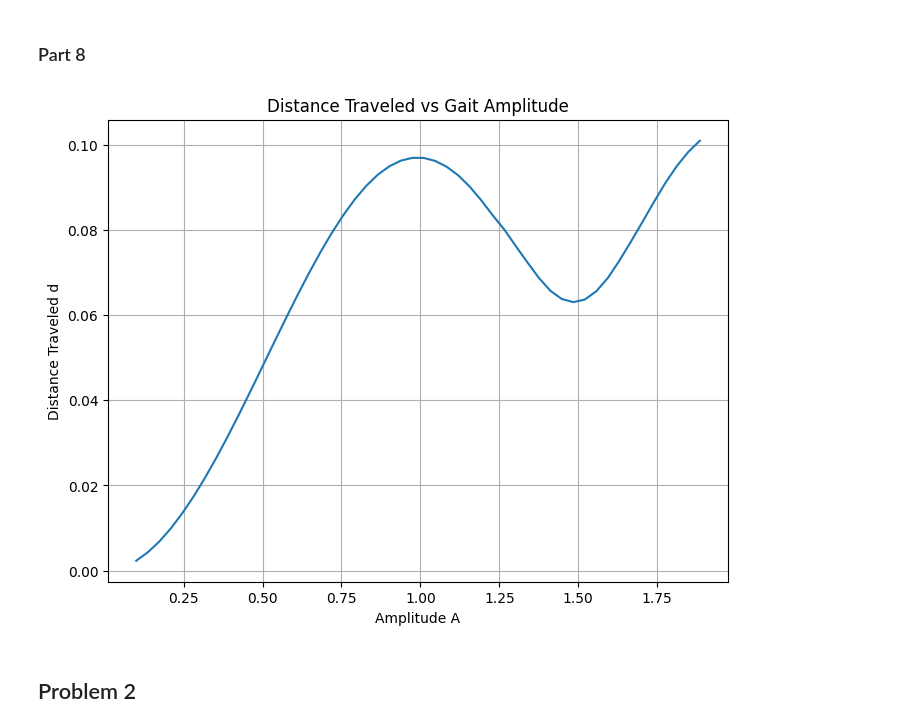
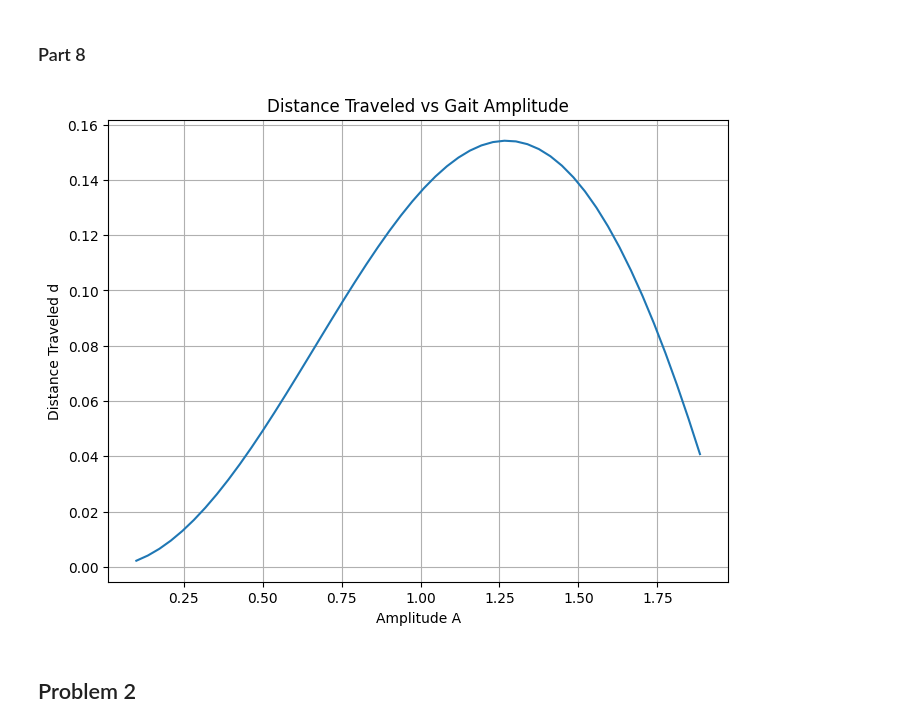
Before and after one commit to ryan-omori/MAE-269, a Jupyter notebook: HW3.ipynb, the cells around one changed output. Cells and saved outputs as stored; diff of their text form; code cells hidden in the pictures.

```diff
--- a/HW3.ipynb
+++ b/HW3.ipynb
@@ -211,8 +195,12 @@ def dynamics(t, state, params, alpha_dot_func):
 # %%
-def dyanimics(t,state,alpha_fcn,params):
-    state = x,y,theta
-    alpha_fcn(t,params) = [alpha1, alpha2, alpha1_dt, alpha2_dt]
-    q_ = [x,y,theta,alpha1,alpha2]
+params = [l,m,k,A1,A2,omega,phi]
+def dynamics(t,state,alpha_fcn,params):
+    x,y,theta = state
+    l, m, k, A1, A2, omega, phi = params
+    a1, a2, a1_dt, a2_dt = alpha_fcn(t, omega, A1, A2, phi)
+    q_ = [x,y,theta,a1,a2]
     q_dt_= [0,0,0,0,0]
-    dydt= B(t,q_,q_dt_,params_) @ np.matrix(([alpha1_dt],[alpha1_dt]))
-    return dydt.flatten().tolkist()[0]
+
+    dydt= Vb(t,q_,q_dt_,params_) @ np.matrix(([a1_dt],[a2_dt]))
+
+    return dydt.flatten().tolist()[0]
@@ -272,37 +313,58 @@ plt.show()
 # %%
 # Part 8 - Sweep Amplitude from 0.1 to 1.2*pi/2
 A_vals    = np.linspace(0.1, 1.2*np.pi/2, 50)
 distances = []
 phi_val   = float(pi/2)
 
-for A_amp_val in A_vals:
+A_vals = np.linspace(0.1, 1.2*np.pi/2, 50)
+distances = []
 
-    def alpha_dot_sweep(t):
-        a1d = A_amp_val * 2*np.pi * np.cos(2*np.pi*t)
-        a2d = A_amp_val * 2*np.pi * np.cos(2*np.pi*t + phi_val)
-        return np.array([a1d, a2d])
+phi_ = float(pi/2)
 
+for A1_ in A_vals:
+
+    # 1. build parameters
+    A2_ = A1_
+    params_ = [l_, m_, k_, A1_, A2_, omega_, phi_]
+
+    # 2. time setup
+    init_state = [0, 0, 0]
+    t_end = 1
+    dt = 0.01
+    time = np.linspace(0, t_end, int(t_end/dt))
+
+    # 3. solve ODE
     sol = solve_ivp(
-        lambda t, y: dynamics(t, y, params_val, alpha_dot_sweep),
-        (0, 1), y0, t_eval=np.linspace(0, 1, 500), method='RK45'
+        lambda t, y: dynamics(t, y, alpha_fcn, params_),
+        (0, t_end),
+        init_state,
+        t_eval=time,
+        rtol=1e-8,
+        atol=1e-8
     )
 
-    # Final distance traveled
-    x_final = sol.y[0, -1]
-    y_final = sol.y[1, -1]
-    d = np.sqrt(x_final**2 + y_final**2)
+    # 4. recompute velocities (like screenshot does)
+    q_dots = np.zeros((3, len(time)))
+
+    for i, ti in enumerate(time):
+        q_dots[:, i] = dynamics(ti, sol.y[:, i], alpha_fcn, params_)
+
+    # 5. extract final position
+    x_sol = sol.y[0, :]
+    y_sol = sol.y[1, :]
+
+    d = np.sqrt(x_sol[-1]**2 + y_sol[-1]**2)
     distances.append(d)
-
 # Plot distance vs amplitude
 plt.figure(figsize=(8, 6))
 plt.plot(A_vals, distances)
 plt.xlabel('Amplitude A')
 plt.ylabel('Distance Traveled d')
 plt.title('Distance Traveled vs Gait Amplitude')
 plt.grid(True)
 plt.show()
 # %% [output]
-[figure, old version]
+[figure, new version]
 # %% [markdown]
 ## Problem 2
 # %%
```
Also changed, not shown: parts of 26 cells of this notebook.
